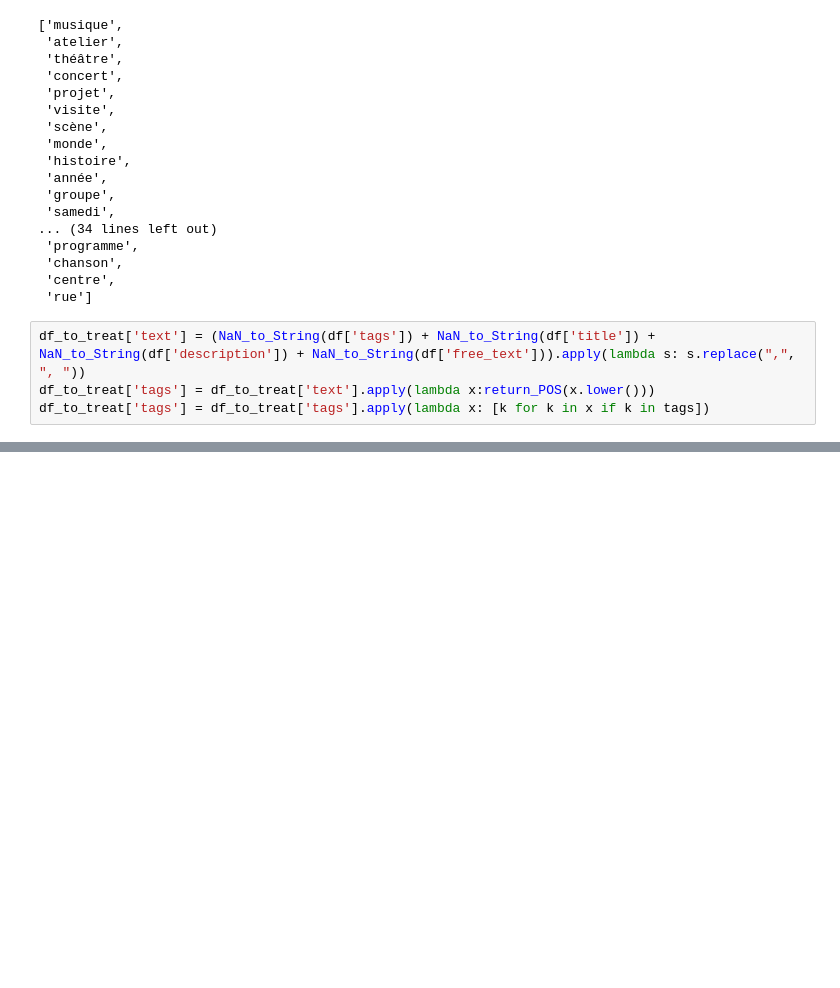
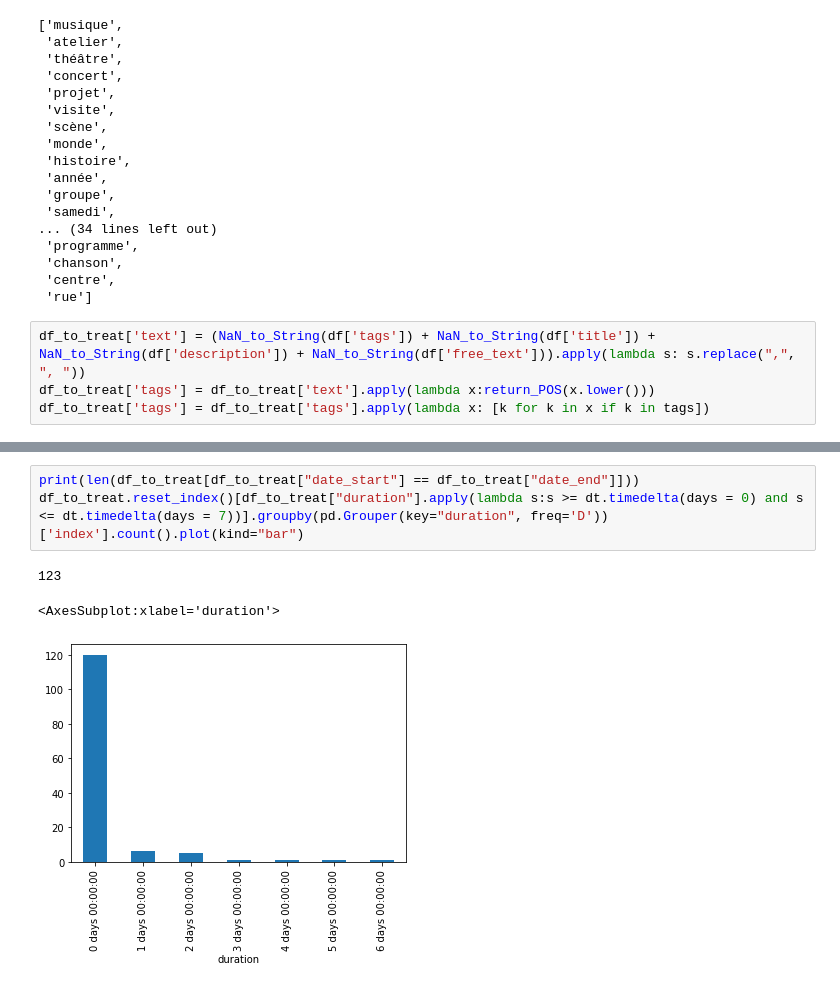
Before and after one commit to GerardTho/CulturalEvents_MapAvailibility, a Jupyter notebook: Project.ipynb, the cells around one changed output, grey strips where cells are left out. Saved outputs shown, nothing was run; the diff lists cells and outputs as text; blank space fills up the shorter version.

```diff
--- a/Project.ipynb
+++ b/Project.ipynb
@@ -401,0 +434,7 @@ df_to_treat[df_to_treat['tags'].apply(lambda x:x==[])]
+# %%
+print(len(df_to_treat[df_to_treat["date_start"] == df_to_treat["date_end"]]))
+df_to_treat.reset_index()[df_to_treat["duration"].apply(lambda s:s >= dt.timedelta(days = 0) and s <= dt.timedelta(days = 7))].groupby(pd.Grouper(key="duration", freq='D'))['index'].count().plot(kind="bar")
+# %% [output]
+123
+<AxesSubplot:xlabel='duration'>
+[figure, added]
```
Also changed, not shown: parts of 17 cells of this notebook.
